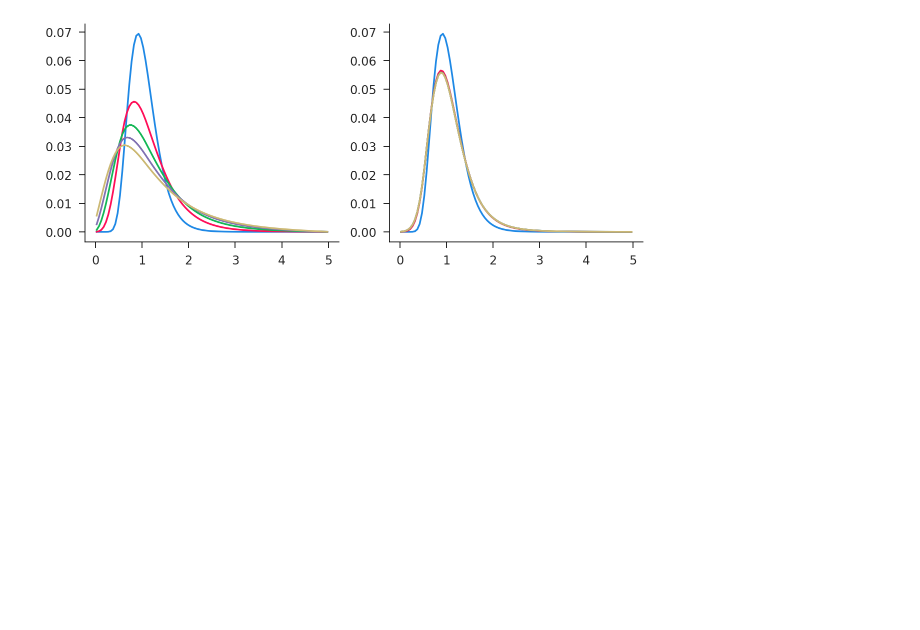
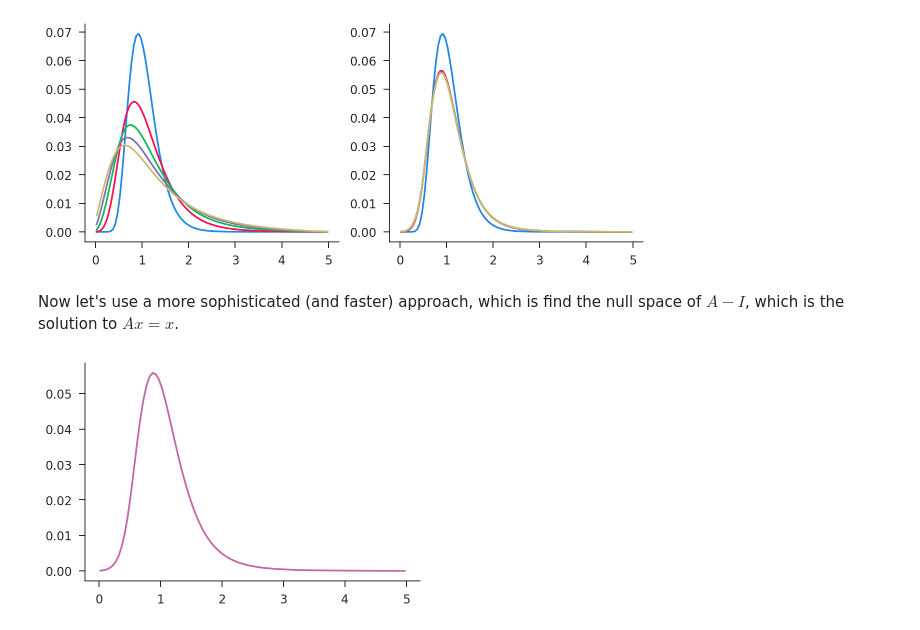
Before and after one commit to iamlemec/grad_code, a Jupyter notebook: lecture_3.ipynb, the cells around one changed output. Saved outputs shown, nothing was run; the diff lists cells and outputs as text; code cells hidden in the pictures; blank space fills up the shorter version.

Commit message:
do null solver for dist

```diff
--- a/lecture_3.ipynb
+++ b/lecture_3.ipynb
@@ -245,6 +248,6 @@ import jax.scipy.stats as stats
 # %%
 # algorithm params
-N = 101
+N = 100
 Δ = 0.1
 # %%
 # model params
@@ -257,15 +260,14 @@ g = np.log(λ)*τ
 # %%
 # construct grid
 qmin, qmax = 0.0, 5.0
-qbins = np.linspace(qmin, qmax, N)
+qbins = np.linspace(qmin, qmax, N+1)
 qlow, qhigh = qbins[:-1], qbins[1:]
 qmids = 0.5*(qlow+qhigh)
 qdiff = qhigh - qlow
 # %%
 # entry distribution
 ecdf = stats.norm.cdf(np.log(qbins), μ, σ)
-ecdf /= ecdf[-1]
-epmf = np.diff(ecdf)
+epmf = normed(np.diff(ecdf))
 plt.plot(qmids, epmf);
 # %% [output]
 [figure]
@@ -293,8 +302,17 @@ def iterate_mat(dist, tmat, T=4000):
 # %%
 hist0 = iterate_mat(epmf, qstay)
 hist1 = iterate_mat(epmf, qtmat)
+dist_sim = hist1[-1, :]
 fig, (ax0, ax1) = plt.subplots(ncols=2, figsize=(10, 4))
 ax0.plot(qmids, hist0[::1000, :].T);
 ax1.plot(qmids, hist1[::1000, :].T);
 # %% [output]
 [figure]
+# %% [markdown]
+Now let's use a more sophisticated (and faster) approach, which is find the null space of $A - I$, which is the solution to $Ax = x$.
+# %%
+qtmat1 = qtmat.T - np.eye(N)
+dist_nul = normed(mod.null_space(qtmat1).squeeze())
+plt.plot(qmids, dist_nul, qmids, dist_sim, alpha=0.5);
+# %% [output]
+[figure, added]
```
Also changed, not shown: parts of 7 cells of this notebook, 2 other files.
